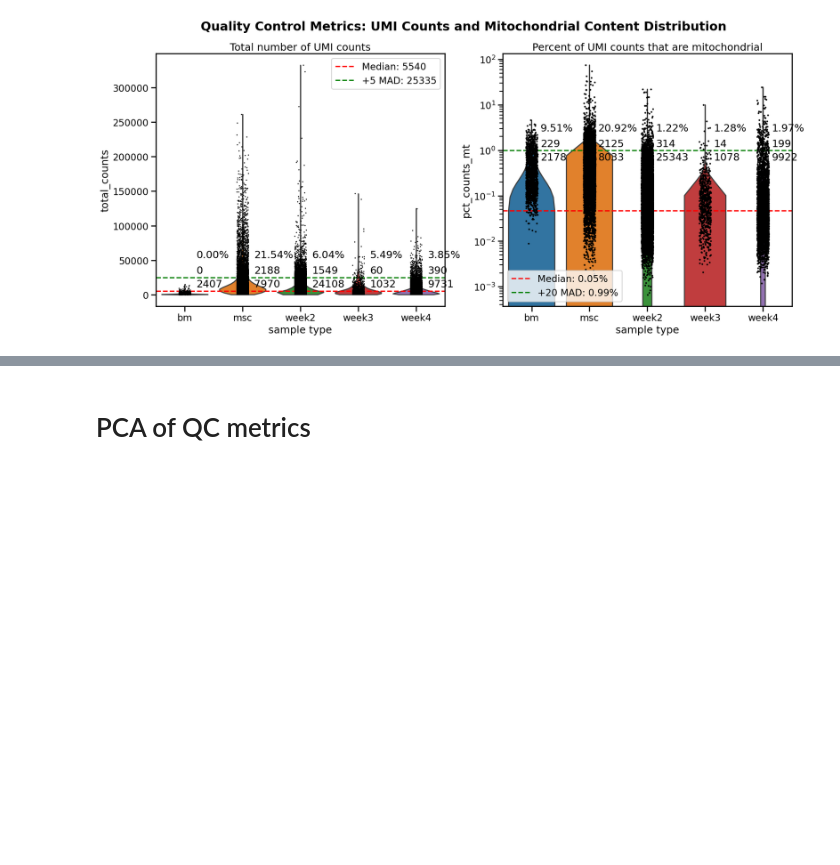
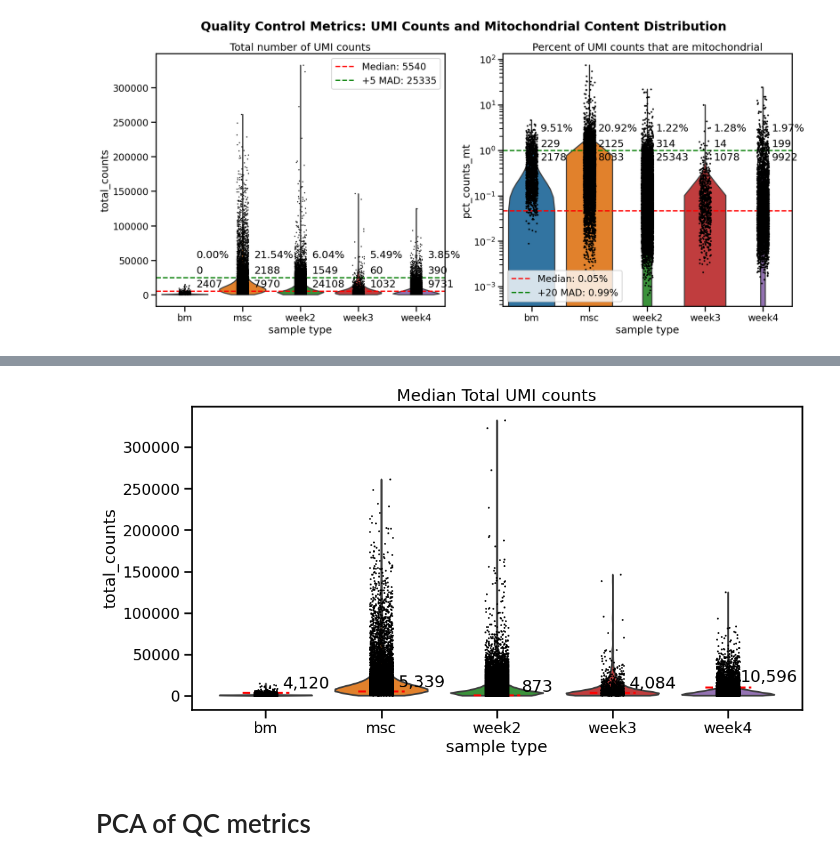
Before and after one commit to kevin-lee-aifi/mm_bm_chip_organoids, a Jupyter notebook: EXP-01244/rerun_notebooks/processing.ipynb, the cells around one changed output, grey strips where cells are left out. Cells and saved outputs as stored; diff of their text form; code cells hidden in the pictures; blank space fills up the shorter version.

```diff
--- a/EXP-01244/rerun_notebooks/processing.ipynb
+++ b/EXP-01244/rerun_notebooks/processing.ipynb
@@ -375,3 +583,31 @@ plot_with_mads(raw_adata)
+# %%
+fig, ax = plt.subplots(1, 1, figsize=(12, 6))
+sc.pl.violin(
+    raw_adata,
+    "total_counts",
+    groupby="sample_type",
+    show=False,
+    ax=ax,
+    size=2
+)
+
+ax.set_title("Median Total UMI counts")
+
+samples = list(raw_adata.obs['sample_type'].unique())
+
+count_medians = {
+    name: np.median(raw_adata[raw_adata.obs['sample_type'] == name].obs['total_counts'])
+    for name in samples
+}
+
+violin_pos = range(len(samples))
+
+for pos, sample in zip(violin_pos, samples):
+    median = count_medians[sample]
+    ax.hlines(y=median, xmin=pos-0.2, xmax=pos+0.2, color='red', linestyle='--')
+    ax.text(x=pos + 0.35, y=median + (median * 0.2), s=f'{median:,.0f}', ha='center', va='bottom')
+# %% [output]
+[figure, added]
 # %% [markdown]
 # PCA of QC metrics
 # %%
```
Also changed, not shown: parts of 5 cells of this notebook, 1 other file.
